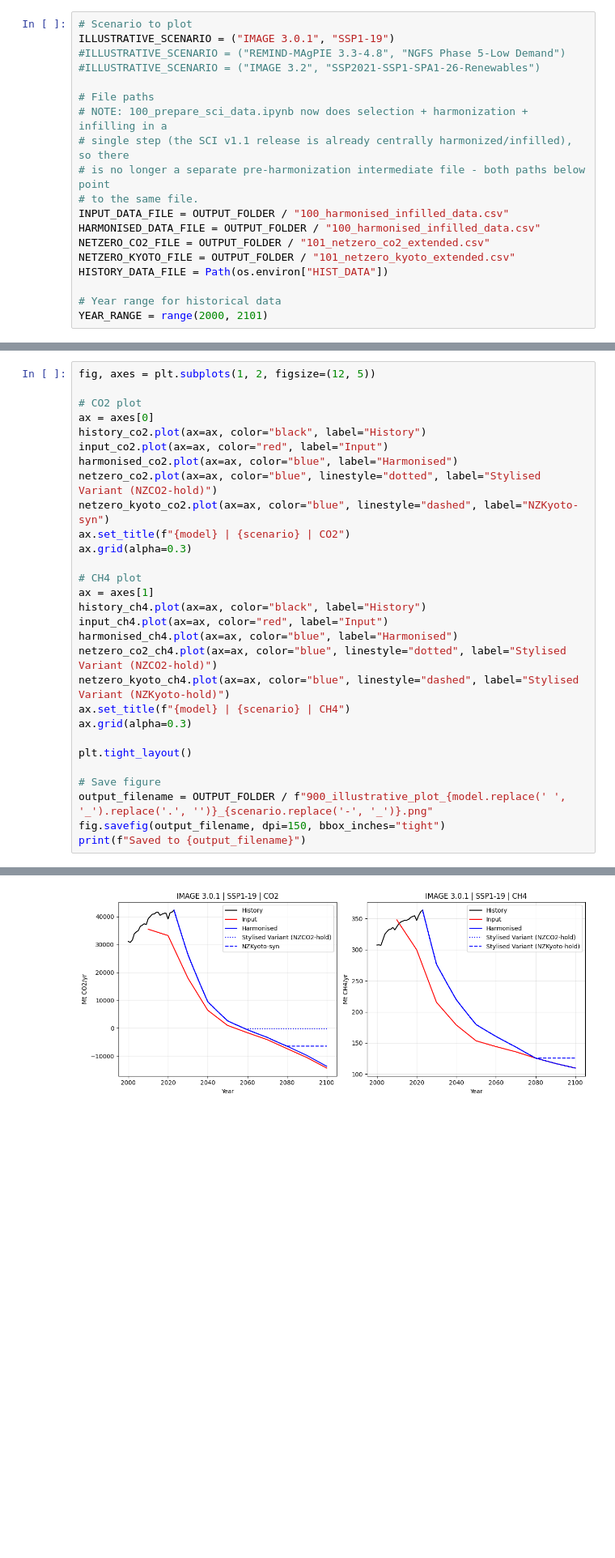
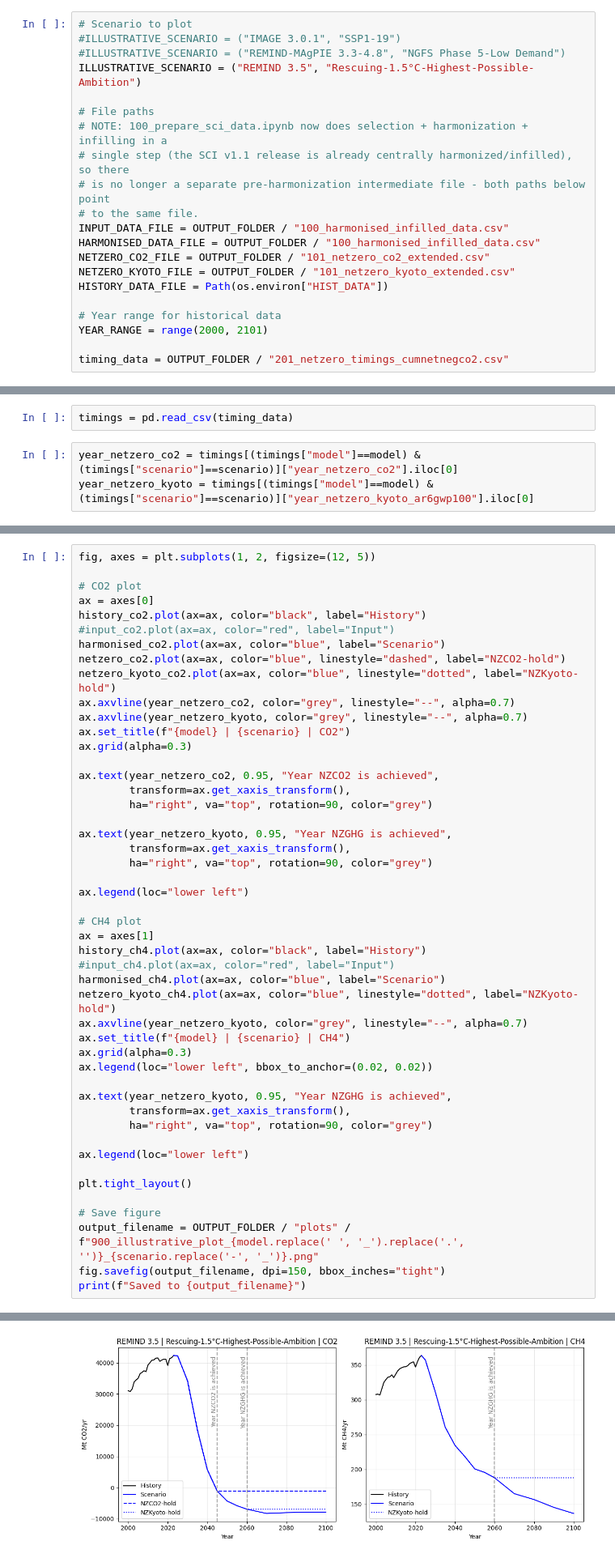
Before and after one commit to gaurav-ganti/netzero_assessment, a Jupyter notebook: analysis/900_illustrative_plot.ipynb, the cells around one changed output, grey strips where cells are left out. Shown at 81% size. Drawn from its saved outputs; the diff is of its cells as text; blank space fills up the shorter version.

Commit message:
adjust illustrative plots for Figure 1

```diff
--- a/analysis/900_illustrative_plot.ipynb
+++ b/analysis/900_illustrative_plot.ipynb
@@ -16,9 +16,9 @@ OUTPUT_FOLDER.mkdir(parents=True, exist_ok=True)
 ## Configuration
 # %%
 # Scenario to plot
-ILLUSTRATIVE_SCENARIO = ("IMAGE 3.0.1", "SSP1-19")
+#ILLUSTRATIVE_SCENARIO = ("IMAGE 3.0.1", "SSP1-19")
 #ILLUSTRATIVE_SCENARIO = ("REMIND-MAgPIE 3.3-4.8", "NGFS Phase 5-Low Demand")
-#ILLUSTRATIVE_SCENARIO = ("IMAGE 3.2", "SSP2021-SSP1-SPA1-26-Renewables")
+ILLUSTRATIVE_SCENARIO = ("REMIND 3.5", "Rescuing-1.5°C-Highest-Possible-Ambition")
 
 # File paths
 # NOTE: 100_prepare_sci_data.ipynb now does selection + harmonization + infilling in a
@@ -33,6 +33,8 @@ HISTORY_DATA_FILE = Path(os.environ["HIST_DATA"])
 
 # Year range for historical data
 YEAR_RANGE = range(2000, 2101)
+
+timing_data = OUTPUT_FOLDER / "201_netzero_timings_cumnetnegco2.csv"
 # %% [markdown]
 ## Load Data
 # %%
@@ -65,0 +68,5 @@ netzero_kyoto_data = pyam.IamDataFrame(NETZERO_KYOTO_FILE).filter(
+# %%
+timings = pd.read_csv(timing_data)
+# %%
+year_netzero_co2 = timings[(timings["model"]==model) & (timings["scenario"]==scenario)]["year_netzero_co2"].iloc[0]
+year_netzero_kyoto = timings[(timings["model"]==model) & (timings["scenario"]==scenario)]["year_netzero_kyoto_ar6gwp100"].iloc[0]
@@ -115,27 +142,46 @@ fig, axes = plt.subplots(1, 2, figsize=(12, 5))
 # CO2 plot
 ax = axes[0]
 history_co2.plot(ax=ax, color="black", label="History")
-input_co2.plot(ax=ax, color="red", label="Input")
-harmonised_co2.plot(ax=ax, color="blue", label="Harmonised")
-netzero_co2.plot(ax=ax, color="blue", linestyle="dotted", label="Stylised Variant (NZCO2-hold)")
-netzero_kyoto_co2.plot(ax=ax, color="blue", linestyle="dashed", label="NZKyoto-syn")
+#input_co2.plot(ax=ax, color="red", label="Input")
+harmonised_co2.plot(ax=ax, color="blue", label="Scenario")
+netzero_co2.plot(ax=ax, color="blue", linestyle="dashed", label="NZCO2-hold")
+netzero_kyoto_co2.plot(ax=ax, color="blue", linestyle="dotted", label="NZKyoto-hold")
+ax.axvline(year_netzero_co2, color="grey", linestyle="--", alpha=0.7)
+ax.axvline(year_netzero_kyoto, color="grey", linestyle="--", alpha=0.7)
 ax.set_title(f"{model} | {scenario} | CO2")
 ax.grid(alpha=0.3)
+
+ax.text(year_netzero_co2, 0.95, "Year NZCO2 is achieved",
+        transform=ax.get_xaxis_transform(),
+        ha="right", va="top", rotation=90, color="grey")
+
+ax.text(year_netzero_kyoto, 0.95, "Year NZGHG is achieved",
+        transform=ax.get_xaxis_transform(),
+        ha="right", va="top", rotation=90, color="grey")
+
+ax.legend(loc="lower left")
 
 # CH4 plot
 ax = axes[1]
 history_ch4.plot(ax=ax, color="black", label="History")
-input_ch4.plot(ax=ax, color="red", label="Input")
-harmonised_ch4.plot(ax=ax, color="blue", label="Harmonised")
-netzero_co2_ch4.plot(ax=ax, color="blue", linestyle="dotted", label="Stylised Variant (NZCO2-hold)")
-netzero_kyoto_ch4.plot(ax=ax, color="blue", linestyle="dashed", label="Stylised Variant (NZKyoto-hold)")
+#input_ch4.plot(ax=ax, color="red", label="Input")
+harmonised_ch4.plot(ax=ax, color="blue", label="Scenario")
+netzero_kyoto_ch4.plot(ax=ax, color="blue", linestyle="dotted", label="NZKyoto-hold")
+ax.axvline(year_netzero_kyoto, color="grey", linestyle="--", alpha=0.7)
 ax.set_title(f"{model} | {scenario} | CH4")
 ax.grid(alpha=0.3)
+ax.legend(loc="lower left", bbox_to_anchor=(0.02, 0.02))
+
+ax.text(year_netzero_kyoto, 0.95, "Year NZGHG is achieved",
+        transform=ax.get_xaxis_transform(),
+        ha="right", va="top", rotation=90, color="grey")
+
+ax.legend(loc="lower left")
 
 plt.tight_layout()
 
 # Save figure
-output_filename = OUTPUT_FOLDER / f"900_illustrative_plot_{model.replace(' ', '_').replace('.', '')}_{scenario.replace('-', '_')}.png"
+output_filename = OUTPUT_FOLDER / "plots" / f"900_illustrative_plot_{model.replace(' ', '_').replace('.', '')}_{scenario.replace('-', '_')}.png"
 fig.savefig(output_filename, dpi=150, bbox_inches="tight")
 print(f"Saved to {output_filename}")
 # %% [output]
@@ -143 +189 @@ Saved to /Users/hoegner/GitHub/ar7_netzero_assessment/analysis/output_gaurav/out
-[figure, old version]
+[figure, new version]
```
Also changed, not shown: parts of 14 cells of this notebook.
